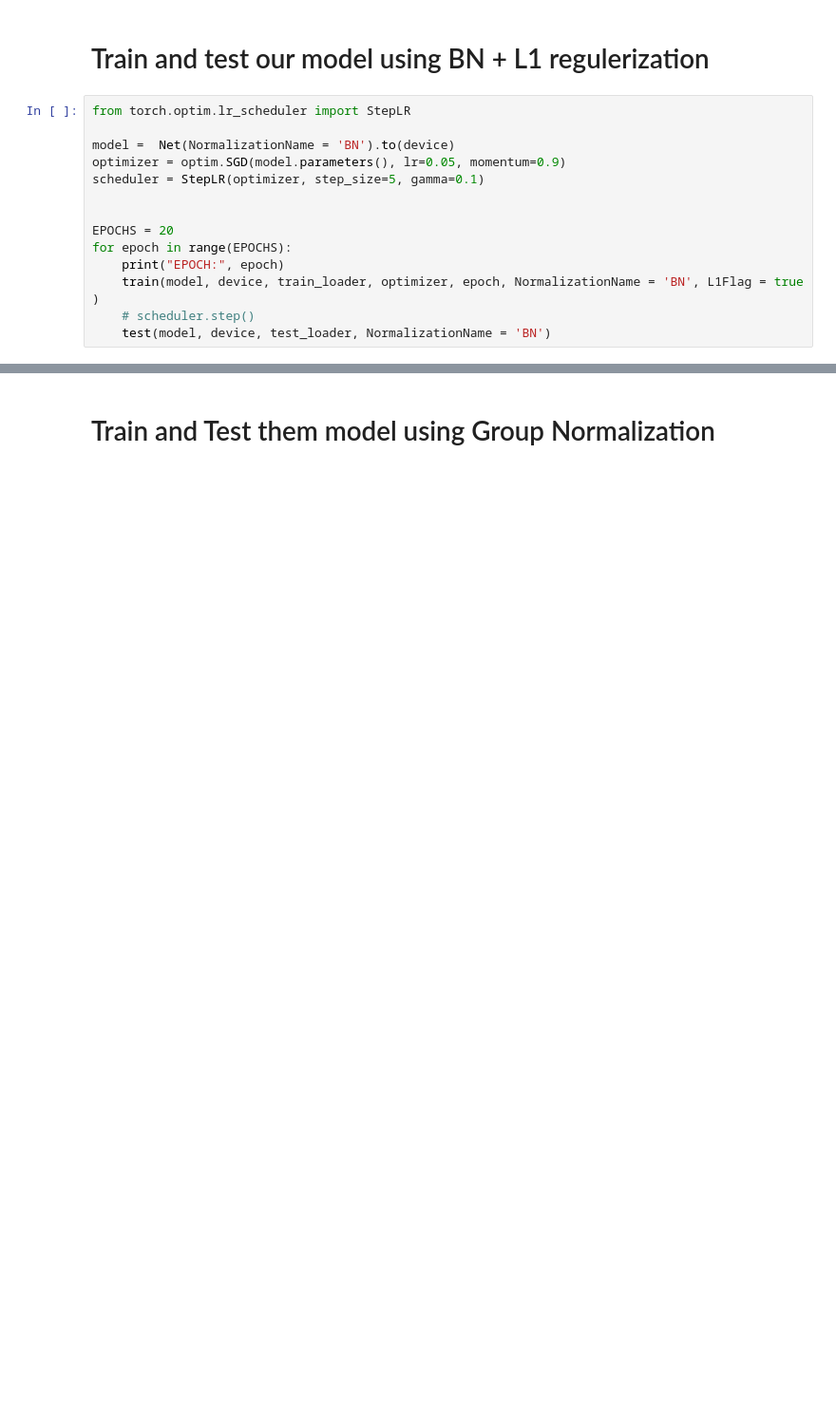
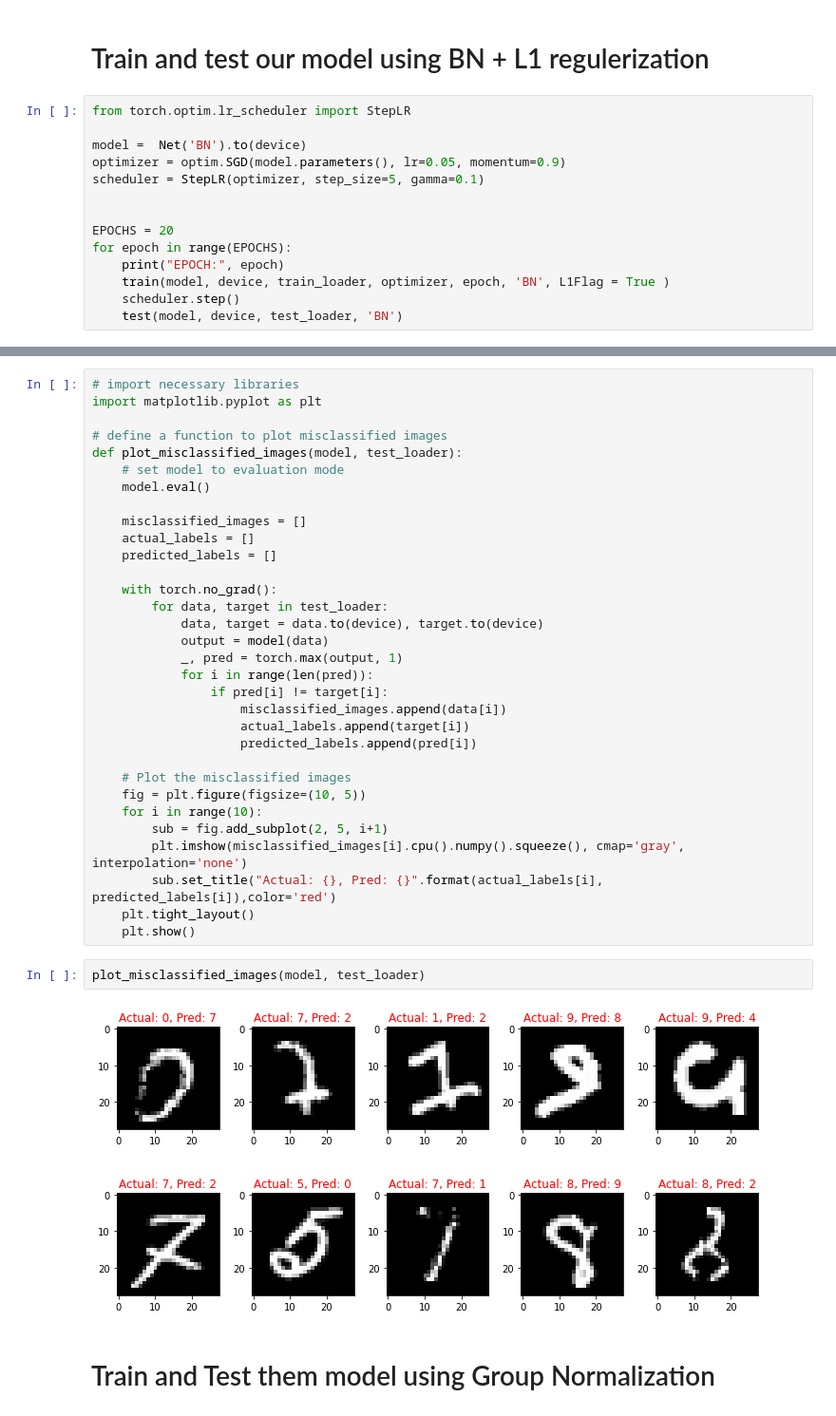
Before and after one commit to GajananKuchgave/EVA8_Assignments, a Jupyter notebook: Assignment_5/EVA8_Session5_BatchNorm_Regularization.ipynb, the cells around one changed output, grey strips where cells are left out. Shown at 95% size. Cells and saved outputs as stored; diff of their text form; blank space fills up the shorter version.

Commit message:
added the code for the graph

```diff
--- a/Assignment_5/EVA8_Session5_BatchNorm_Regularization.ipynb
+++ b/Assignment_5/EVA8_Session5_BatchNorm_Regularization.ipynb
@@ -185,7 +199,7 @@ def test(model, device, test_loader):
 # %%
 from torch.optim.lr_scheduler import StepLR
 
-model =  Net(NormalizationName = 'BN').to(device)
+model =  Net('BN').to(device)
 optimizer = optim.SGD(model.parameters(), lr=0.05, momentum=0.9)
 scheduler = StepLR(optimizer, step_size=5, gamma=0.1)
 
@@ -193,8 +207,8 @@ scheduler = StepLR(optimizer, step_size=5, gamma=0.1)
 EPOCHS = 20
 for epoch in range(EPOCHS):
     print("EPOCH:", epoch)
-    train(model, device, train_loader, optimizer, epoch, NormalizationName = 'BN', L1Flag = true )
-    # scheduler.step()
-    test(model, device, test_loader, NormalizationName = 'BN')
+    train(model, device, train_loader, optimizer, epoch, 'BN', L1Flag = True )
+    scheduler.step()
+    test(model, device, test_loader, 'BN')
 # %% [output]
 EPOCH: 0
@@ -232,6 +246,42 @@ Test set: Average loss: 0.0220, Accuracy: 9929/10000 (99.29%)
 
 EPOCH: 11
 ... (9 outputs left out)
+# %%
+# import necessary libraries
+import matplotlib.pyplot as plt
+
+# define a function to plot misclassified images
+def plot_misclassified_images(model, test_loader):
+    # set model to evaluation mode
+    model.eval()
+
+    misclassified_images = []
+    actual_labels = []
+    predicted_labels = []
+
+    with torch.no_grad():
+        for data, target in test_loader:
+            data, target = data.to(device), target.to(device)
+            output = model(data)
+            _, pred = torch.max(output, 1)
+            for i in range(len(pred)):
+                if pred[i] != target[i]:
+                    misclassified_images.append(data[i])
+                    actual_labels.append(target[i])
+                    predicted_labels.append(pred[i])
+
+    # Plot the misclassified images
+    fig = plt.figure(figsize=(10, 5))
+    for i in range(10):
+        sub = fig.add_subplot(2, 5, i+1)
+        plt.imshow(misclassified_images[i].cpu().numpy().squeeze(), cmap='gray', interpolation='none')
+        sub.set_title("Actual: {}, Pred: {}".format(actual_labels[i], predicted_labels[i]),color='red')
+    plt.tight_layout()
+    plt.show()
+# %%
+plot_misclassified_images(model, test_loader)
+# %% [output]
+[figure, added]
 # %% [markdown]
 # Train and Test them model using Group Normalization
 # %%
```
Also changed, not shown: parts of 11 cells of this notebook.
